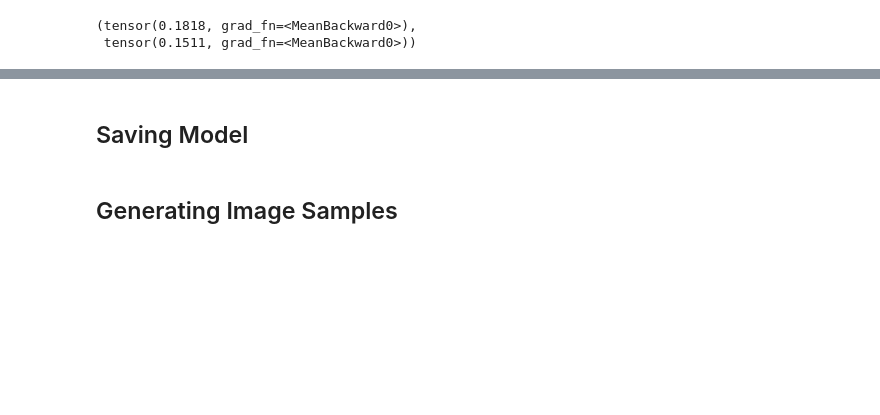
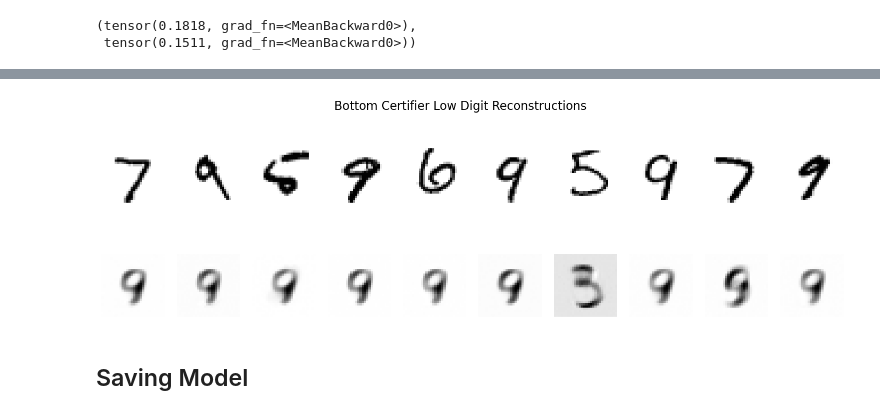
Before and after one commit to zroe1/gradient-routing, a Jupyter notebook: main.ipynb, the cells around one changed output, grey strips where cells are left out. Saved outputs shown, nothing was run; the diff lists cells and outputs as text; code cells hidden in the pictures; blank space fills up the shorter version.

```diff
--- a/main.ipynb
+++ b/main.ipynb
@@ -260,3 +305,11 @@ low_digits_loss, high_digits_loss
+# %%
+print_reconstructions(
+    test_images_batch_high,
+    bottom_cert_imgs_high,
+    "Bottom Certifier Low Digit Reconstructions"
+)
+# %% [output]
+[figure, added]
 # %% [markdown]
 ## Saving Model
 # %%
@@ -266,5 +319,3 @@ torch.save({
     'epoch': 200,
     'loss': 0.06390269100666046
 }, "200_epochs_with_certs/model.pth")
-# %% [markdown]
-## Generating Image Samples
```
Also changed, not shown: parts of 13 cells of this notebook.
